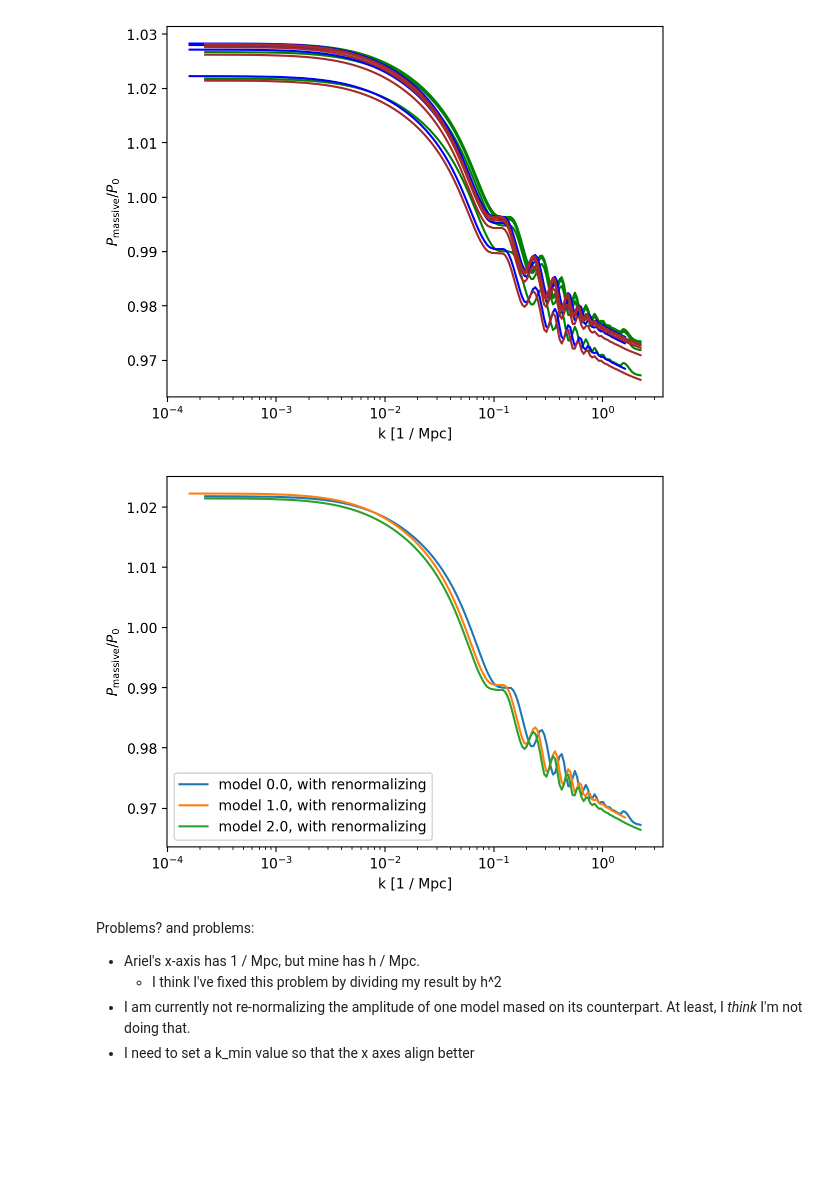
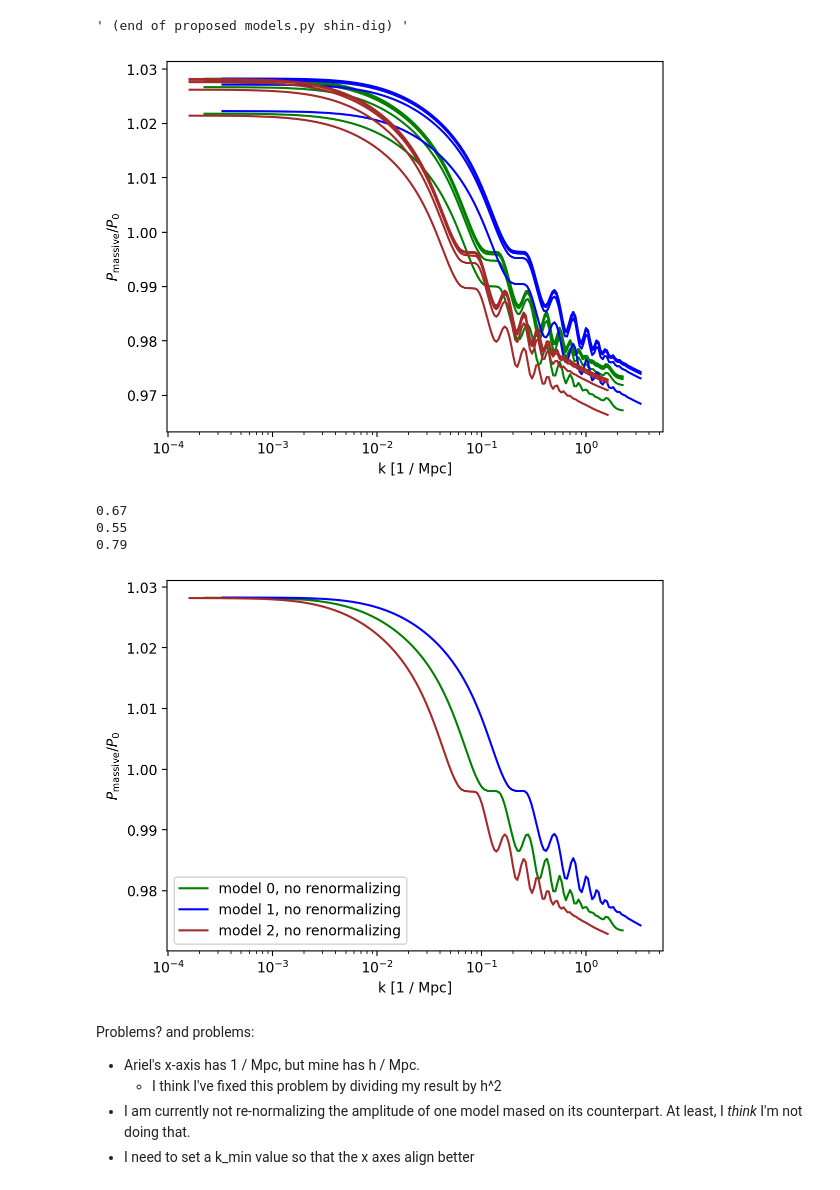
Before and after one commit to 3276908917/Master, a Jupyter notebook: CAMB_demo/rescaling_assignment.ipynb, the cells around one changed output. Cells and saved outputs as stored; diff of their text form; code cells hidden in the pictures; blank space fills up the shorter version.

```diff
--- a/CAMB_demo/rescaling_assignment.ipynb
+++ b/CAMB_demo/rescaling_assignment.ipynb
@@ -60,6 +66,10 @@ for i in range(9):
 
 cosm[1]["H0"] = 55
 cosm[2]["H0"] = 79
+
+""" (end of proposed models.py shin-dig) """
+# %% [output]
+' (end of proposed models.py shin-dig) '
 # %%
 def kzps(mlc, omnuh2_in, massive_neutrinos=False, sigma12_in=1, zs = [0]):
     """
@@ -108,39 +118,45 @@ def kzps(mlc, omnuh2_in, massive_neutrinos=False, sigma12_in=1, zs = [0]):
 # Let us begin our demonstration by considering only the
 # middle of the
 # given neutrino mass physical densities, omega_nu[1]
-k_list = []
-z_list = []
-p_list = []
-s12_list = []
+k_massless_list = []
+z_massless_list = []
+p_massless_list = []
+s12_massless_list = []
+
+k_massive_list = []
+z_massive_list = []
+p_massive_list = []
+s12_massive_list = []
 
 for cosmology in cosm:
     k, z, p, s12 = kzps(cosmology, omega_nu[1], massive_neutrinos=False,
                        zs=redshifts)
-    k_list.append(k)
-    z_list.append(z)
-    p_list.append(p)
-    s12_list.append(s12)
+    k_massless_list.append(k)
+    z_massless_list.append(z)
+    p_massless_list.append(p)
+    s12_massless_list.append(s12)
+
     k, z, p, s12 = kzps(cosmology, omega_nu[1], massive_neutrinos=True,
                        zs=redshifts)
-    k_list.append(k)
-    z_list.append(z)
-    p_list.append(p)
-    s12_list.append(s12)
+    k_massive_list.append(k)
+    z_massive_list.append(z)
+    p_massive_list.append(p)
+    s12_massive_list.append(s12)
 
 #kmassive, zmassive, pmassive, sigma12 = kzps(cosm[0], omega_nu[1], massive_neutrinos=True)
 #kmassless, zmassless, pmassless, sigma12 = kzps(cosm[0], omega_nu[1], massive_neutrinos=False)
 # %%
 colors = ["green", "blue", "brown"]
 # %%
-for i in range(0, 5, 2):
+for i in range(0, 3):
     h = cosm[i]["H0"] / 100
     for j in range(5):
-        plt.plot(k_list[i] / h ** 2, p_list[i + 1][j] / p_list[i][j],
-                 label="model " + str(i / 2) + ", no renormalizing",
-                c=colors[int(i / 2)])
+        plt.plot(k_massless_list[i] / h ** 2, p_massive_list[i][j] / p_massless_list[i][j],
+                 label="model " + str(i) + ", no renormalizing",
+                c=colors[i])
     plt.xscale('log')
     plt.xlabel(r"k [1 / Mpc]")
     plt.ylabel(r"$P_\mathrm{massive} / P_0$")
     #plt.legend()
 # %% [output]
-[figure, old version]
+[figure, new version]
@@ -171,14 +163,20 @@ for cosmology in cosm:
 # %%
-for i in range(0, 5, 2):
+for i in range(0, 3):
     h = cosm[i]["H0"] / 100
-    plt.plot(k_list[i] / h ** 2, p_list[i + 1][0] / p_list[i][0],
-             label="model " + str(i / 2) + ", with renormalizing")
+    print(h)
+    j = 4 # just look at z=0 before moving on
+    plt.plot(k_massless_list[i] / h ** 2, p_massive_list[i][j] / p_massless_list[i][j],
+                 label="model " + str(i) + ", no renormalizing",
+                c=colors[i])
     plt.xscale('log')
     plt.xlabel(r"k [1 / Mpc]")
     plt.ylabel(r"$P_\mathrm{massive} / P_0$")
     plt.legend()
 # %% [output]
+0.67
+0.55
+0.79
-[figure, old version]
+[figure, new version]
 # %% [markdown]
 Problems? and problems:
 * Ariel's x-axis has 1 / Mpc, but mine has h / Mpc.
```
Also changed, not shown: parts of 2 cells of this notebook.
